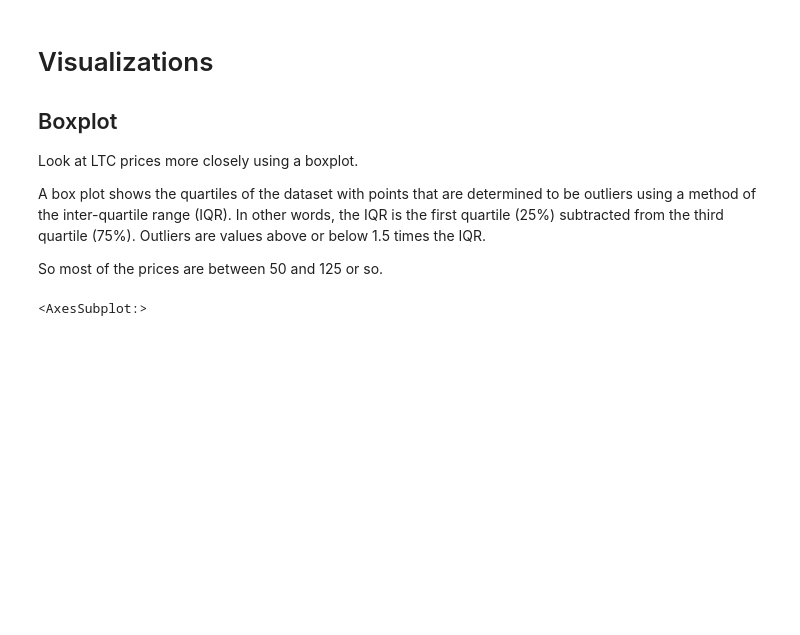
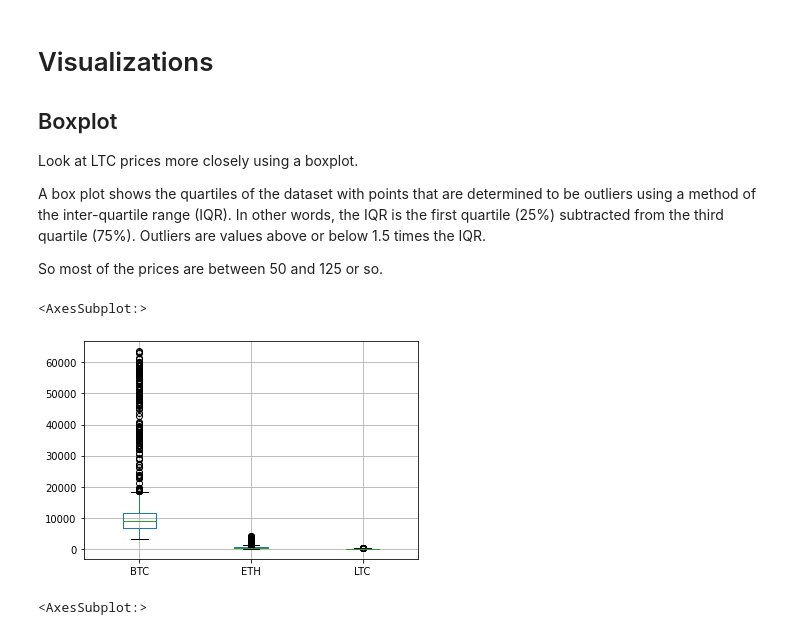
Before and after one commit to mblackstock/ds1-analytics, a Jupyter notebook: 6-crypto.ipynb, the cells around one changed output. Drawn from its saved outputs; the diff is of its cells as text; code cells hidden in the pictures; blank space fills up the shorter version.

```diff
--- a/6-crypto.ipynb
+++ b/6-crypto.ipynb
@@ -375,6 +390,11 @@ Look at LTC prices more closely using a boxplot.
 A box plot shows the quartiles of the dataset with points that are determined to be outliers using a method of the inter-quartile range (IQR). In other words, the IQR is the first quartile (25%) subtracted from the third quartile (75%).  Outliers are values above or below 1.5 times the IQR.
 
 So most of the prices are between 50 and 125 or so.
+# %%
+df.boxplot()
+# %% [output]
+<AxesSubplot:>
+[figure, added]
 # %%
 import seaborn as sns
 sns.boxplot(data=df['LTC'], orient="h")
```
Also changed, not shown: parts of 14 cells of this notebook, 1 other file.
